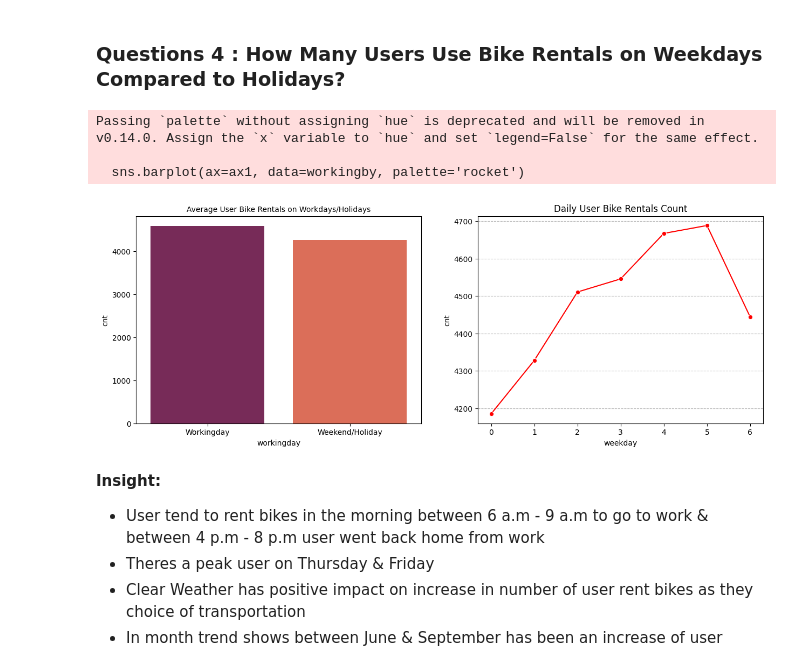
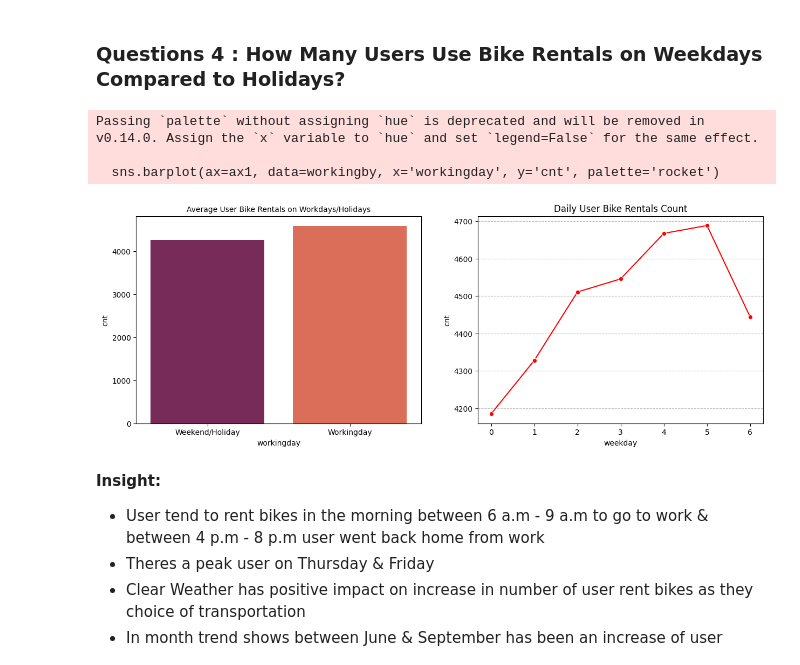
Before and after one commit to dmareee/EDA_Practice, a Jupyter notebook: notebook.ipynb, the cells around one changed output. Cells and saved outputs as stored; diff of their text form; code cells hidden in the pictures.

```diff
--- a/notebook.ipynb
+++ b/notebook.ipynb
@@ -391,7 +391,7 @@ rent_hourly["atemp"] = rent_hourly["atemp"] * 50
 rent_hourly["hum"] = rent_hourly["hum"] * 100
 rent_hourly["windspeed"] = rent_hourly["windspeed"] * 67
 # %%
-rent_daily['yr'] = rent_daily['dteday'].dt.year
+rent_daily.yr = rent_daily.dteday.dt.year
 rent_daily.head()
 # %% [output]
 |  | instant | dteday | season | yr | mnth | holiday | weekday | workingday | weathersit | temp | ... |
@@ -621,7 +631,4 @@ seasonth
 # %%
-workingby = rent_daily.groupby(by='weekday').agg({
-    'holiday' : 'count',
-    'workingday' : 'count'
-}).reset_index()
+workingby = rent_daily.groupby(by='workingday').cnt.mean().reset_index()
 workingby
 # %% [output]
@@ -845,20 +860,20 @@ Text(0, 0.5, 'User Count')
 # %%
 fig, (ax1, ax2) = plt.subplots(1, 2, figsize=(15,5))
 
 # Based on daily
-sns.barplot(ax=ax1, data=workingby, palette='rocket')
+sns.barplot(ax=ax1, data=workingby, x='workingday', y='cnt', palette='rocket')
 ax1.set_title('Average User Bike Rentals on Workdays/Holidays', fontsize=10)
 
 # Based On Hour
 sns.lineplot(daily_user, x='weekday', y='cnt', color='red', marker='o')
 ax2.set_title('Daily User Bike Rentals Count')
 ax2.grid(True, which='major', axis='y', linestyle='--')
 plt.show()
 # %% [output]
 Passing `palette` without assigning `hue` is deprecated and will be removed in v0.14.0. Assign the `x` variable to `hue` and set `legend=False` for the same effect.
 
-  sns.barplot(ax=ax1, data=workingby, palette='rocket')
+  sns.barplot(ax=ax1, data=workingby, x='workingday', y='cnt', palette='rocket')
-[figure, old version]
+[figure, new version]
 # %% [markdown]
 **Insight:**
 - User tend to rent bikes in the morning between 6 a.m - 9 a.m to go to work & between 4 p.m - 8 p.m user went back home from work
```
Also changed, not shown: parts of 19 cells of this notebook, 3 other files.
